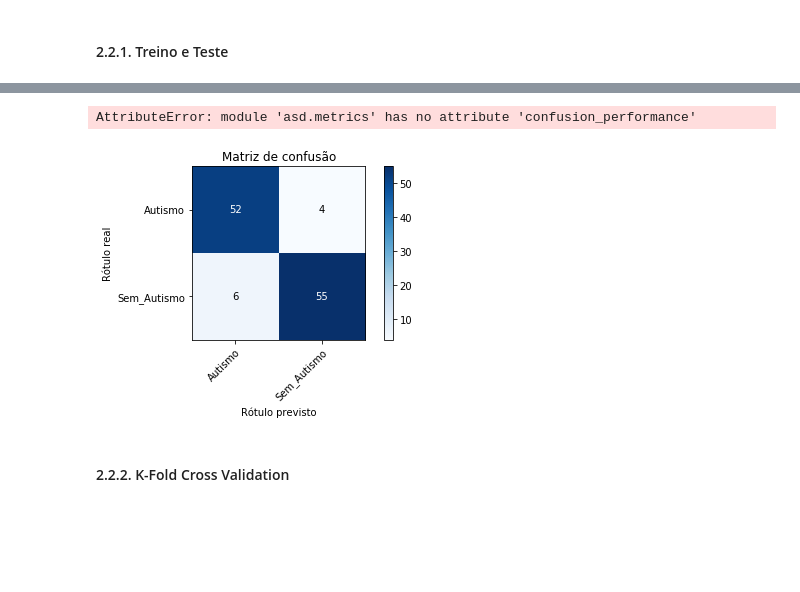
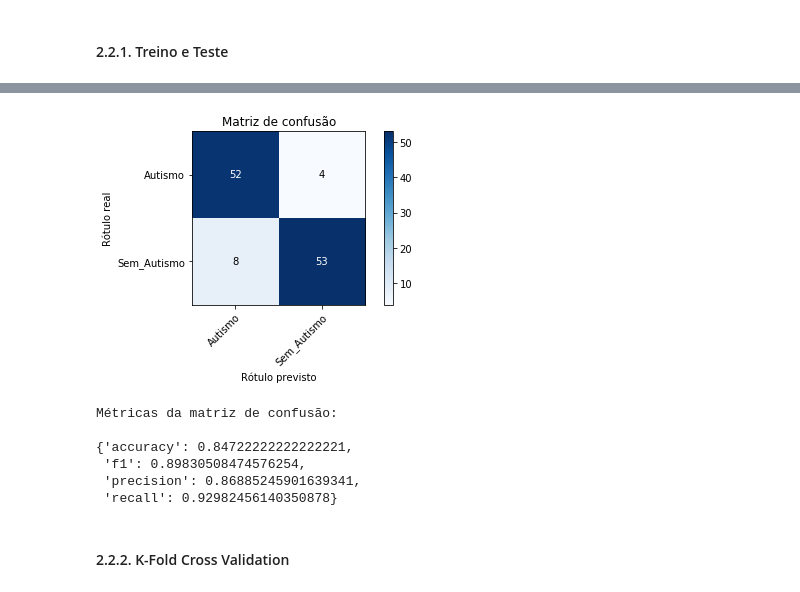
Before and after one commit to datascience-ufc/asd, a Jupyter notebook: analysis/modelo_baseline_matheus_frota.ipynb, the cells around one changed output, grey strips where cells are left out. Cells and saved outputs as stored; diff of their text form; code cells hidden in the pictures; blank space fills up the shorter version.

```diff
--- a/analysis/modelo_baseline_matheus_frota.ipynb
+++ b/analysis/modelo_baseline_matheus_frota.ipynb
@@ -151,14 +247,21 @@ results = test1.predict(x_test)
 # %%
 # Informações do modelo
 plot_confusion_matrix(y_test,results)
-metrics1 = metrics.confusion_performance(y_test,results)
+metrics1 = metrics.confusion_performance(results,y_test)
 plt.show()
 # %% [output]
-AttributeError: module 'asd.metrics' has no attribute 'confusion_performance'
-[figure, old version]
+[figure, new version]
 # %%
+from pprint import pprint
 print("Métricas da matriz de confusão: \n")
-print(metrics1)
+pprint(metrics1)
+# %% [output]
+Métricas da matriz de confusão:
+
+{'accuracy': 0.84722222222222221,
+ 'f1': 0.89830508474576254,
+ 'precision': 0.86885245901639341,
+ 'recall': 0.92982456140350878}
 # %% [markdown]
 #### 2.2.2. K-Fold Cross Validation <a id = "cv"></a>
 # %% [markdown]
```
Also changed, not shown: parts of 11 cells of this notebook.
